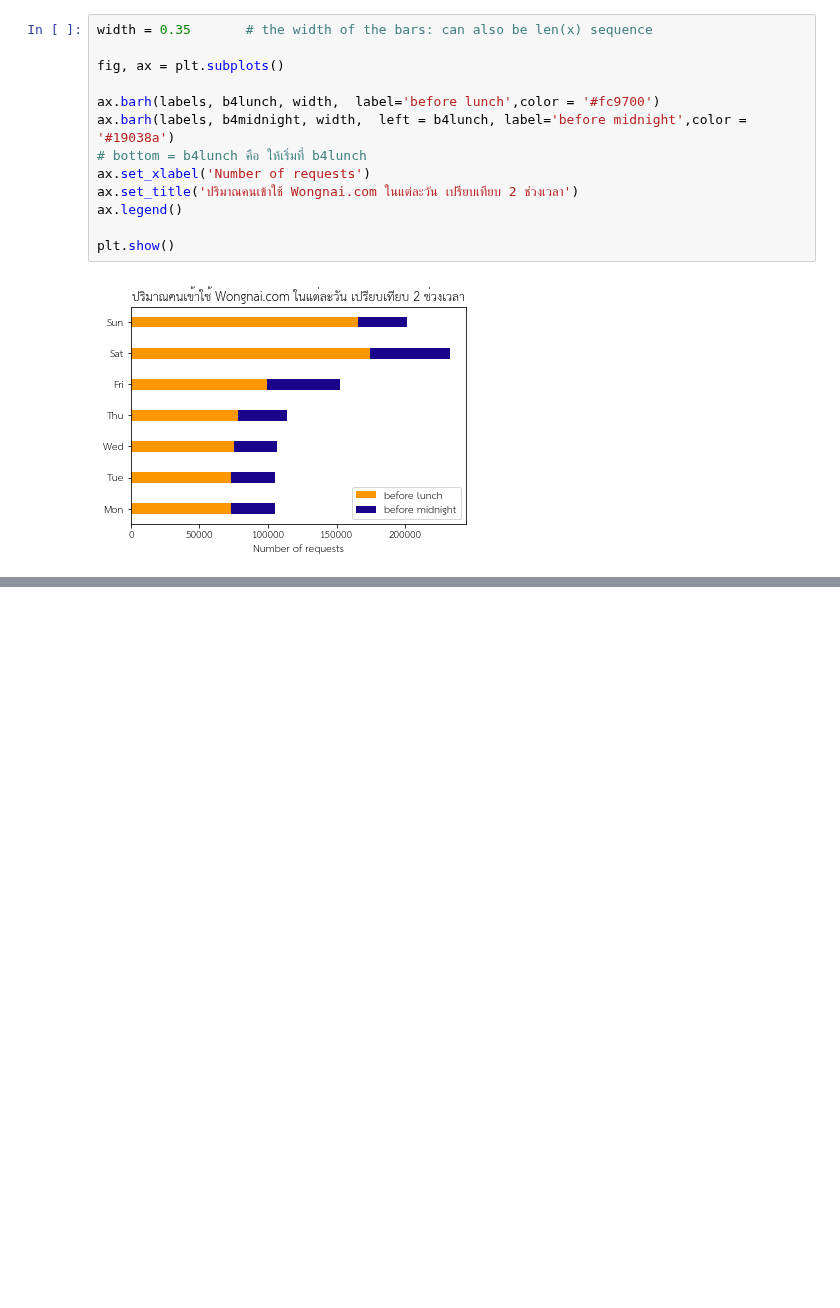
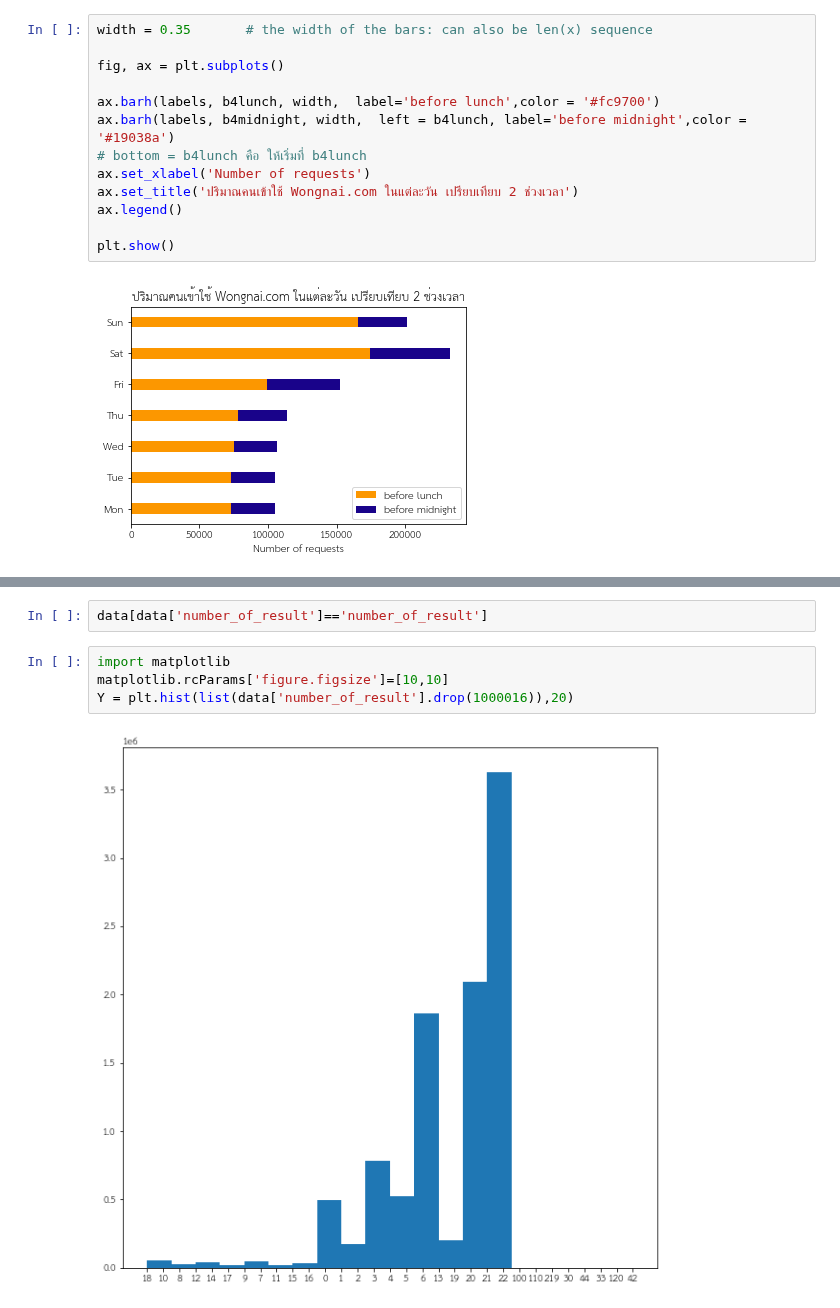
Before and after one commit to Suchirapon/data_viz, a Jupyter notebook: Visualize_Data_Comparison.ipynb, the cells around one changed output, grey strips where cells are left out. Drawn from its saved outputs; the diff is of its cells as text; blank space fills up the shorter version.

```diff
--- a/Visualize_Data_Comparison.ipynb
+++ b/Visualize_Data_Comparison.ipynb
@@ -181,0 +254,8 @@ plt.show()
+# %%
+data[data['number_of_result']=='number_of_result']
+# %%
+import matplotlib
+matplotlib.rcParams['figure.figsize']=[10,10]
+Y = plt.hist(list(data['number_of_result'].drop(1000016)),20)
+# %% [output]
+[figure, added]
```
Also changed, not shown: parts of 10 cells of this notebook.
